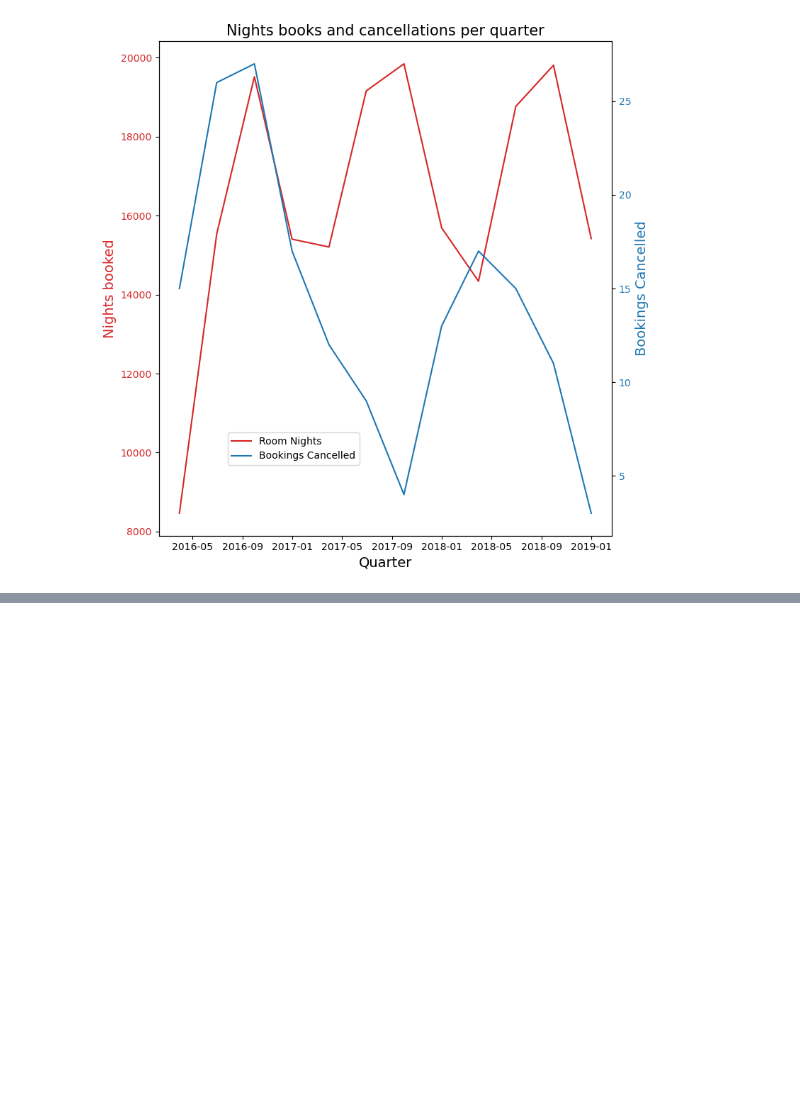
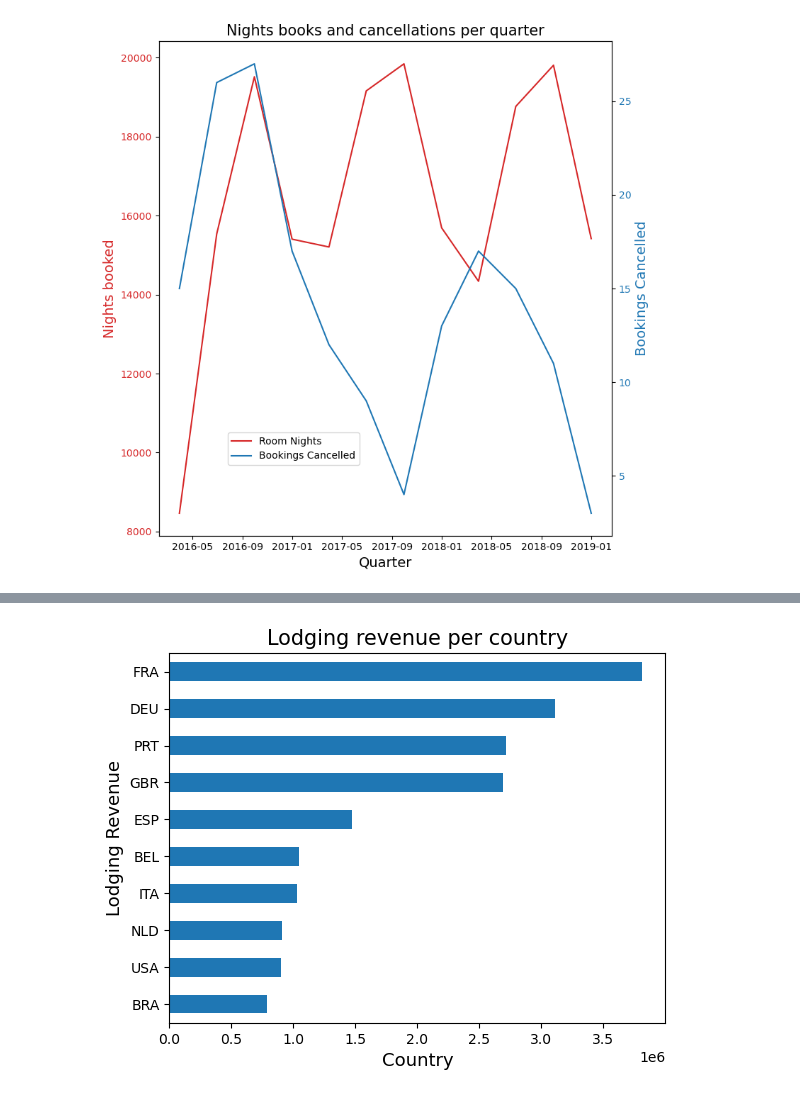
Before and after one commit to nickmnt/data, a Jupyter notebook: practical-ds/matplotlib-basics/MatplotlibBasics.ipynb, the cells around one changed output, grey strips where cells are left out. Saved outputs shown, nothing was run; the diff lists cells and outputs as text; code cells hidden in the pictures; blank space fills up the shorter version.

```diff
--- a/practical-ds/matplotlib-basics/MatplotlibBasics.ipynb
+++ b/practical-ds/matplotlib-basics/MatplotlibBasics.ipynb
@@ -133,0 +176,8 @@ plt.show()
+# %%
+revenue_by_country.sort_values().plot(kind='barh')
+plt.title("Lodging revenue per country", fontsize = 15)
+plt.ylabel("Lodging Revenue", fontsize = 13)
+plt.xlabel("Country", fontsize = 13)
+plt.show()
+# %% [output]
+[figure, added]
```
Also changed, not shown: parts of 18 cells of this notebook, 1 other file.
